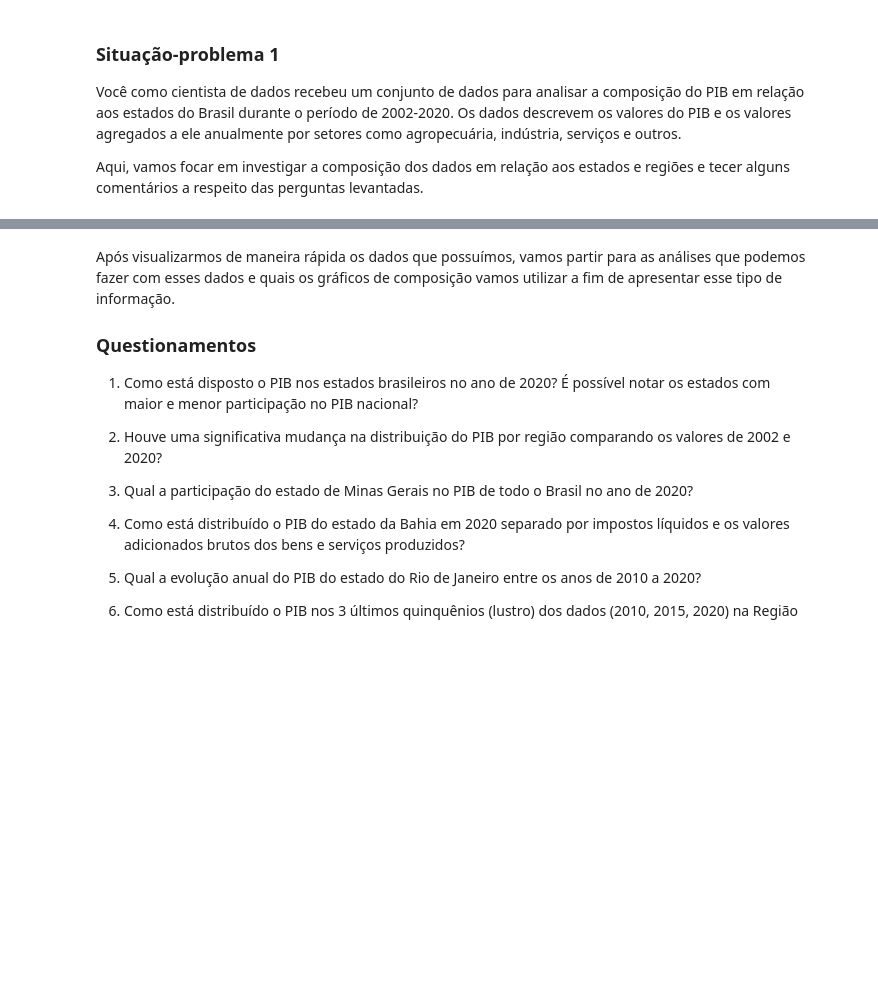
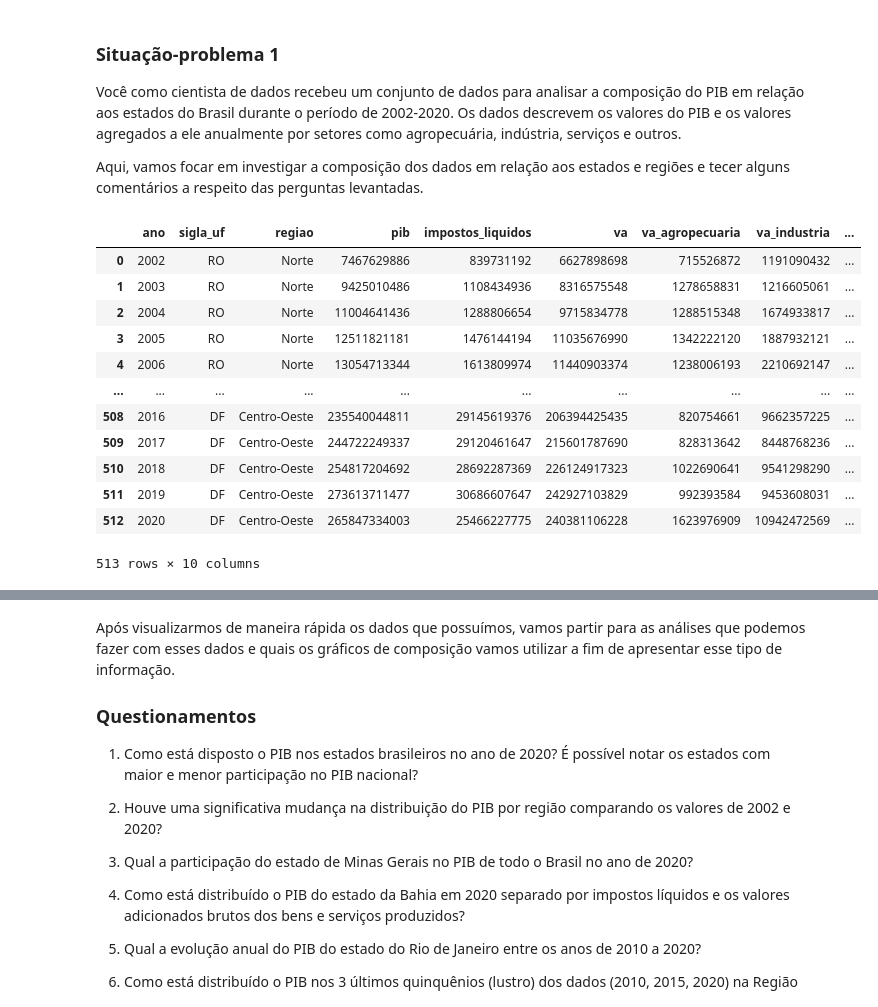
Before and after one commit to lukaswyllis/formacao-avancando-em-data-science-com-python, a Jupyter notebook: Curso 3 - Data Visualization - Gráficos de composição e relacionamento.ipynb, the cells around one changed output, grey strips where cells are left out. Saved outputs shown, nothing was run; the diff lists cells and outputs as text; code cells hidden in the pictures; blank space fills up the shorter version.

```diff
--- a/Curso 3 - Data Visualization - Gráficos de composição e relacionamento.ipynb
+++ b/Curso 3 - Data Visualization - Gráficos de composição e relacionamento.ipynb
@@ -61,8 +61,22 @@ Aqui, vamos focar em investigar a composição dos dados em relação aos estado
 import pandas as pd
 # %%
 # Importando a base de dados com o PIB dos estados brasileiros de 2002 a 2020
-df_pib = pd.read_csv("https://raw.githubusercontent.com/afonsosr2/dataviz-graficos-composicao-relacionamento/master/dados/pib_br_2002_2020_estados.csv")
+df_pib = pd.read_csv('https://github.com/lukaswyllis/formacao-avancando-em-data-science-com-python/raw/refs/heads/master/dados-curso3/dados/pib_br_2002_2020_estados.csv')
 df_pib
+# %% [output]
+|  | ano | sigla_uf | regiao | pib | impostos_liquidos | va | va_agropecuaria | va_industria | ... |
+| 0 | 2002 | RO | Norte | 7467629886 | 839731192 | 6627898698 | 715526872 | 1191090432 | ... |
+| 1 | 2003 | RO | Norte | 9425010486 | 1108434936 | 8316575548 | 1278658831 | 1216605061 | ... |
+| 2 | 2004 | RO | Norte | 11004641436 | 1288806654 | 9715834778 | 1288515348 | 1674933817 | ... |
+| 3 | 2005 | RO | Norte | 12511821181 | 1476144194 | 11035676990 | 1342222120 | 1887932121 | ... |
+| 4 | 2006 | RO | Norte | 13054713344 | 1613809974 | 11440903374 | 1238006193 | 2210692147 | ... |
+| ... | ... | ... | ... | ... | ... | ... | ... | ... | ... |
+| 508 | 2016 | DF | Centro-Oeste | 235540044811 | 29145619376 | 206394425435 | 820754661 | 9662357225 | ... |
+| 509 | 2017 | DF | Centro-Oeste | 244722249337 | 29120461647 | 215601787690 | 828313642 | 8448768236 | ... |
+| 510 | 2018 | DF | Centro-Oeste | 254817204692 | 28692287369 | 226124917323 | 1022690641 | 9541298290 | ... |
+| 511 | 2019 | DF | Centro-Oeste | 273613711477 | 30686607647 | 242927103829 | 992393584 | 9453608031 | ... |
+| 512 | 2020 | DF | Centro-Oeste | 265847334003 | 25466227775 | 240381106228 | 1623976909 | 10942472569 | ... |
+513 rows × 10 columns
 # %%
 # Verificando os tipos de dados e se existem dados nulos
 df_pib.info()
```
Also changed, not shown: parts of 6 cells of this notebook.
